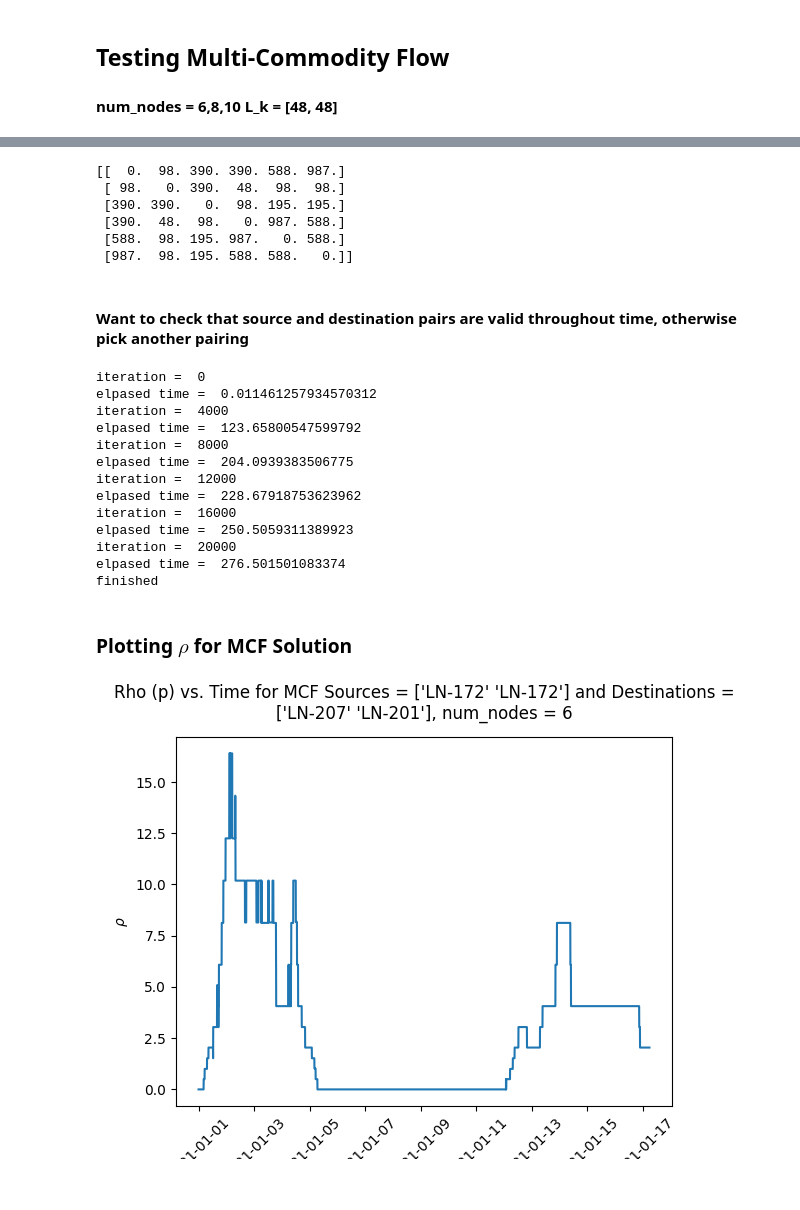
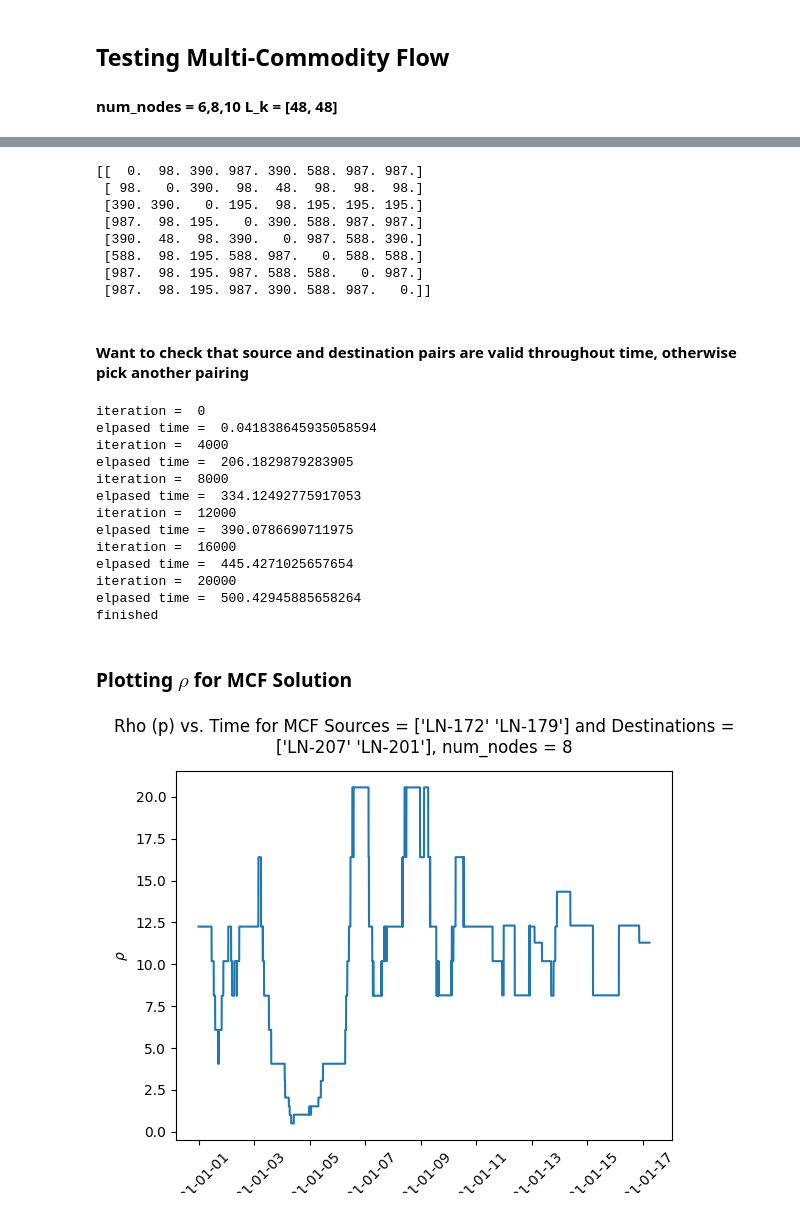
Before and after one commit to mcash8/LoonDataCollab, a Jupyter notebook: Topology Selection Baseline More Nodes and Flows.ipynb, the cells around one changed output, grey strips where cells are left out. Saved outputs shown, nothing was run; the diff lists cells and outputs as text; code cells hidden in the pictures.

Commit message:
Updates
Found two usable source and dest pairs

```diff
--- a/Topology Selection Baseline More Nodes and Flows.ipynb
+++ b/Topology Selection Baseline More Nodes and Flows.ipynb
@@ -126,7 +126,7 @@ plt.show()
 # %%
 #import capacities matrix or work with reduced matrix
 os.chdir(base)
-num_nodes = 6 #!--change this number and re-run cells--!
+num_nodes = 8 #!--change this number and re-run cells--!
 capacity = np.load('capacity_array.npy')
 capacities, flt_ids = pruneCapacity(num_nodes, capacity)
 # %%
@@ -139,17 +139,19 @@ print(flt_ids)
 capacity = capacities[1000, :, :]
 print(capacity)
 # %% [output]
-[[  0.  98. 390. 390. 588. 987.]
- [ 98.   0. 390.  48.  98.  98.]
- [390. 390.   0.  98. 195. 195.]
- [390.  48.  98.   0. 987. 588.]
- [588.  98. 195. 987.   0. 588.]
- [987.  98. 195. 588. 588.   0.]]
+[[  0.  98. 390. 987. 390. 588. 987. 987.]
+ [ 98.   0. 390.  98.  48.  98.  98.  98.]
+ [390. 390.   0. 195.  98. 195. 195. 195.]
+ [987.  98. 195.   0. 390. 588. 987. 987.]
+ [390.  48.  98. 390.   0. 987. 588. 390.]
+ [588.  98. 195. 588. 987.   0. 588. 588.]
+ [987.  98. 195. 987. 588. 588.   0. 987.]
+ [987.  98. 195. 987. 390. 588. 987.   0.]]
 # %% [markdown]
 #### Want to check that source and destination pairs are valid throughout time, otherwise pick another pairing
 # %%
 #define source and destination -- change string based on flights
-source = [np.where(flt_ids == 'LN-172')[0][0] + 1, np.where(flt_ids == 'LN-172')[0][0] + 1]
+source = [np.where(flt_ids == 'LN-172')[0][0] + 1, np.where(flt_ids == 'LN-179')[0][0] + 1]
 dest = [np.where(flt_ids == 'LN-207')[0][0] + 1, np.where(flt_ids == 'LN-201')[0][0] + 1]
 
 #check if valid pairing -- still thinking about this
@@ -172,45 +174,47 @@ print('finished')
 
 #save results
 os.chdir(folder_results)
-fname = 'rho_hist_MCF_numNodes_%s.npy' % num_nodes
+idx_src = [x-1 for x in source]
+idx_dest = [x-1 for x in dest]
+fname = 'rho_hist_MCF_numNodes_%s_Sources = %s and Destinations = %s.npy' % (num_nodes, flt_ids[idx_src], flt_ids[idx_dest])
 np.save(fname, rho_hist)
 # %% [output]
 iteration =  0
-elpased time =  0.011461257934570312
+elpased time =  0.041838645935058594
 iteration =  4000
-elpased time =  123.65800547599792
+elpased time =  206.1829879283905
 iteration =  8000
-elpased time =  204.0939383506775
+elpased time =  334.12492775917053
 iteration =  12000
-elpased time =  228.67918753623962
+elpased time =  390.0786690711975
 iteration =  16000
-elpased time =  250.5059311389923
+elpased time =  445.4271025657654
 iteration =  20000
-elpased time =  276.501501083374
+elpased time =  500.42945885658264
 finished
 # %% [markdown]
 ### Plotting $ \rho $ for MCF Solution
 # %%
 #for figure titles
 idx_src = [x-1 for x in source]
 idx_dest = [x-1 for x in dest]
 
-fname = 'Rho vs. Time Nodes = %s MCF.png' % (num_nodes)
+fname = 'Rho (p) vs. Time for MCF Sources = %s and Destinations = %s, num_nodes = %s.png' %(flt_ids[idx_src], flt_ids[idx_dest], num_nodes)
 fig_title = 'Rho (p) vs. Time for MCF Sources = %s and Destinations = %s, num_nodes = %s' %(flt_ids[idx_src], flt_ids[idx_dest], num_nodes)
 
 times = np.arange(np.datetime64('2021-01-01'),
                   np.datetime64('2021-01-18'), np.timedelta64(1, 'm'))
 
 times = times[1:capacities.shape[0]+1]
 
 fig, ax = plt.subplots()
 ax.set_xlabel('Time (days)')
 ax.set_ylabel(r"$\rho$")
 ax.set_title(fig_title, pad=15, wrap=True)
 
 ax.plot(times, rho_hist, label ='p')
 ax.tick_params(axis='x', labelrotation = 45)
 os.chdir(folder_images)
 plt.savefig(fname, dpi = 300, bbox_inches='tight')
 # %% [output]
-[figure, old version]
+[figure, new version]
```
Also changed, not shown: parts of 2 cells of this notebook.
